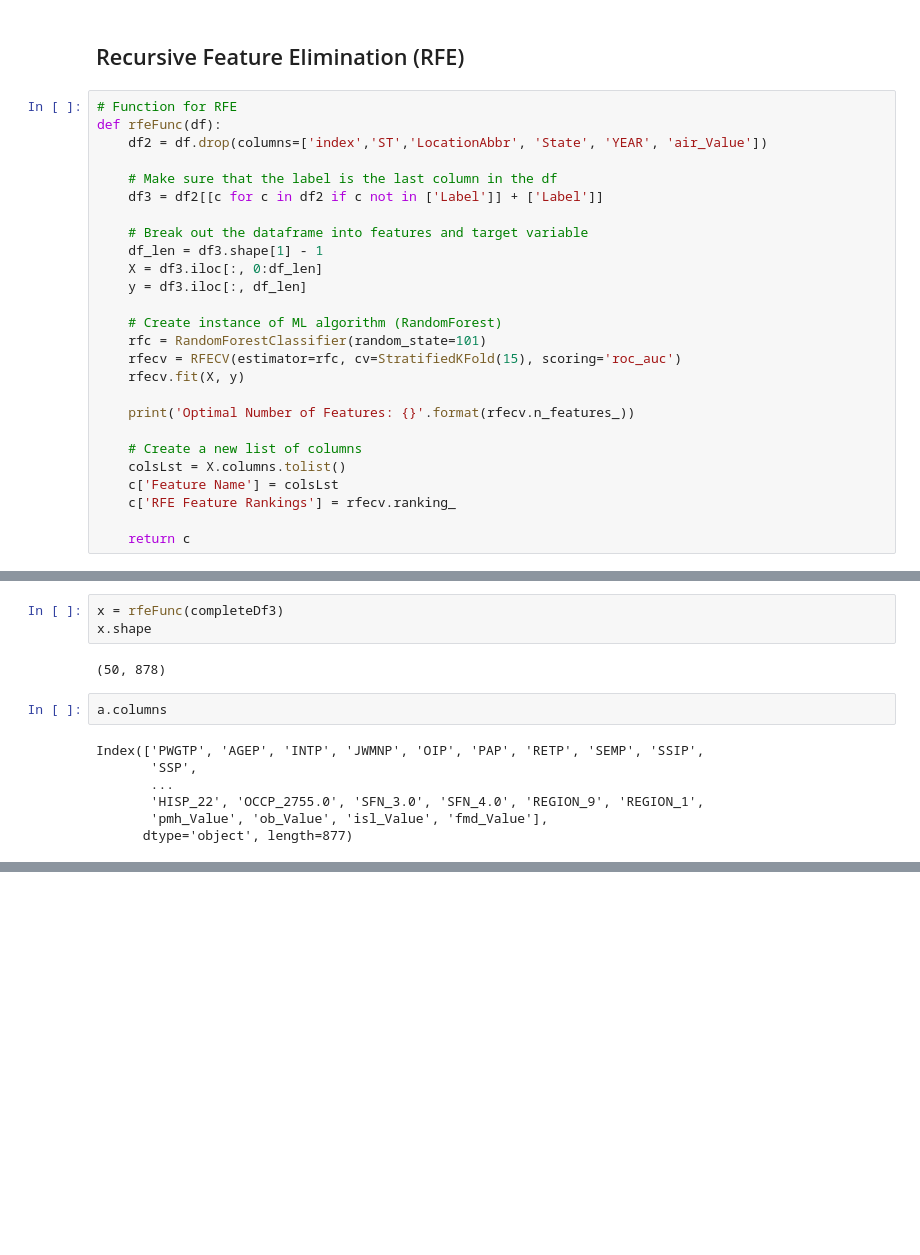
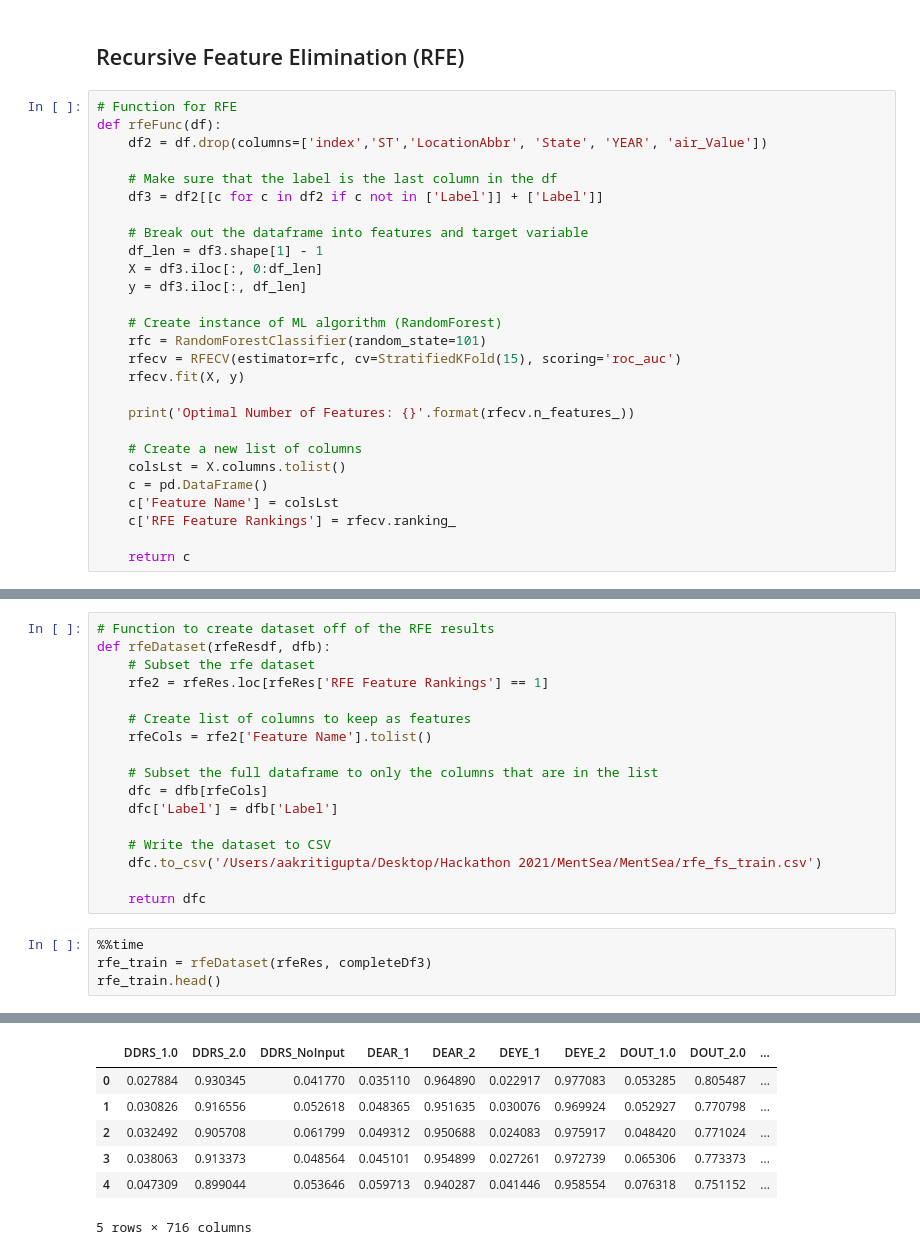
Before and after one commit to aagupta/MentSea, a Jupyter notebook: CensusDataset.ipynb, the cells around one changed output, grey strips where cells are left out. Drawn from its saved outputs; the diff is of its cells as text; blank space fills up the shorter version.

Commit message:
Added the fs subset code for RFE and CSV results

```diff
--- a/CensusDataset.ipynb
+++ b/CensusDataset.ipynb
@@ -535,6 +535,7 @@ def rfeFunc(df):
 
     # Create a new list of columns
     colsLst = X.columns.tolist()
+    c = pd.DataFrame()
     c['Feature Name'] = colsLst
     c['RFE Feature Rankings'] = rfecv.ranking_
 
@@ -552,14 +561,22 @@ KeyboardInterrupt:
-# %%
-x = rfeFunc(completeDf3)
-x.shape
-# %% [output]
-(50, 878)
-# %%
-a.columns
-# %% [output]
-Index(['PWGTP', 'AGEP', 'INTP', 'JWMNP', 'OIP', 'PAP', 'RETP', 'SEMP', 'SSIP',
-       'SSP',
-       ...
-       'HISP_22', 'OCCP_2755.0', 'SFN_3.0', 'SFN_4.0', 'REGION_9', 'REGION_1',
-       'pmh_Value', 'ob_Value', 'isl_Value', 'fmd_Value'],
-      dtype='object', length=877)
+# %%
+# Function to create dataset off of the RFE results
+def rfeDataset(rfeResdf, dfb):
+    # Subset the rfe dataset
+    rfe2 = rfeRes.loc[rfeRes['RFE Feature Rankings'] == 1]
+
+    # Create list of columns to keep as features
+    rfeCols = rfe2['Feature Name'].tolist()
+
+    # Subset the full dataframe to only the columns that are in the list
+    dfc = dfb[rfeCols]
+    dfc['Label'] = dfb['Label']
+
+    # Write the dataset to CSV
+    dfc.to_csv('/Users/aakritigupta/Desktop/Hackathon 2021/MentSea/MentSea/rfe_fs_train.csv')
+
+    return dfc
+# %%
+%%time
+rfe_train = rfeDataset(rfeRes, completeDf3)
+rfe_train.head()
+# %% [output]
@@ -565,0 +585,7 @@ Index(['PWGTP', 'AGEP', 'INTP', 'JWMNP', 'OIP', 'PAP', 'RETP', 'SEMP', 'SSIP',
+|  | DDRS_1.0 | DDRS_2.0 | DDRS_NoInput | DEAR_1 | DEAR_2 | DEYE_1 | DEYE_2 | DOUT_1.0 | DOUT_2.0 | ... |
+| 0 | 0.027884 | 0.930345 | 0.041770 | 0.035110 | 0.964890 | 0.022917 | 0.977083 | 0.053285 | 0.805487 | ... |
+| 1 | 0.030826 | 0.916556 | 0.052618 | 0.048365 | 0.951635 | 0.030076 | 0.969924 | 0.052927 | 0.770798 | ... |
+| 2 | 0.032492 | 0.905708 | 0.061799 | 0.049312 | 0.950688 | 0.024083 | 0.975917 | 0.048420 | 0.771024 | ... |
+| 3 | 0.038063 | 0.913373 | 0.048564 | 0.045101 | 0.954899 | 0.027261 | 0.972739 | 0.065306 | 0.773373 | ... |
+| 4 | 0.047309 | 0.899044 | 0.053646 | 0.059713 | 0.940287 | 0.041446 | 0.958554 | 0.076318 | 0.751152 | ... |
+5 rows × 716 columns
```
Also changed, not shown: parts of 2 cells of this notebook, 1 other file.
